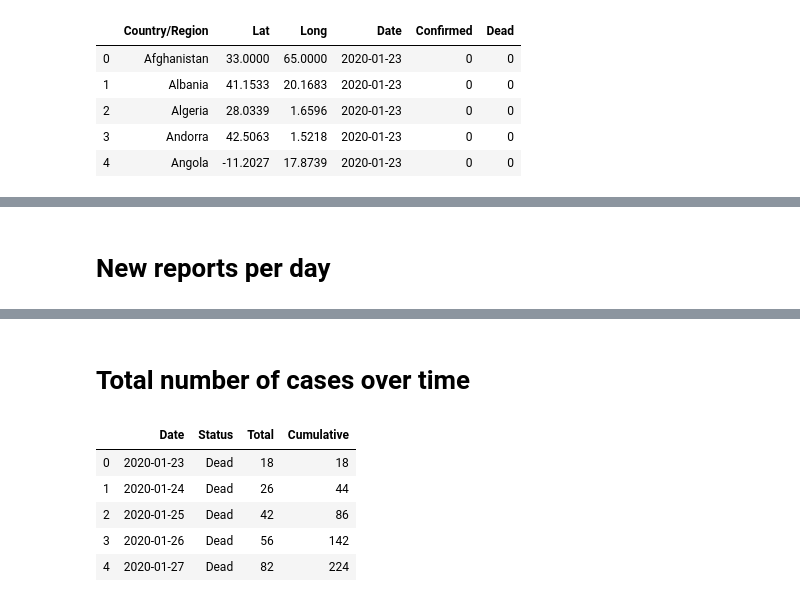
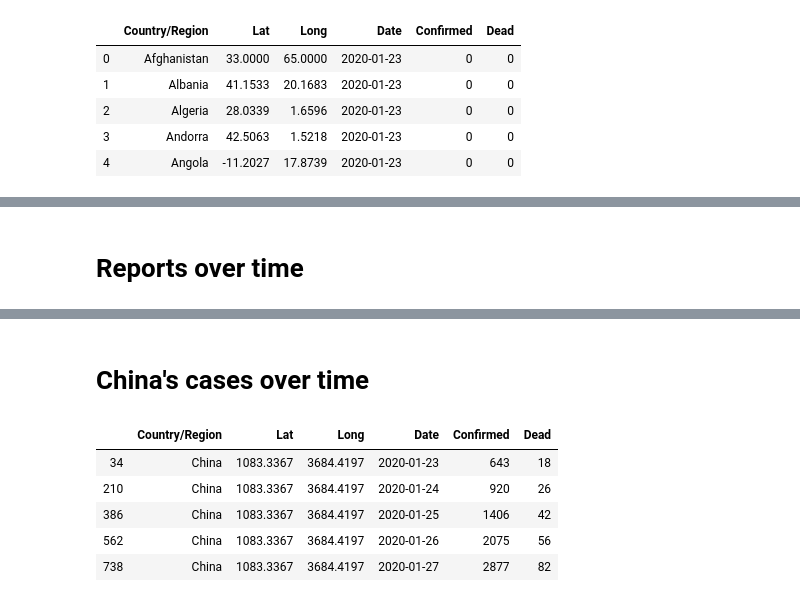
Before and after one commit to Aveek-Saha/CovidAnalysis, a Jupyter notebook: Analysis.ipynb, the cells around one changed output, grey strips where cells are left out. Drawn from its saved outputs; the diff is of its cells as text; code cells hidden in the pictures.

```diff
--- a/Analysis.ipynb
+++ b/Analysis.ipynb
@@ -263,23 +249,19 @@ df_total_time.sort_values(by = 'Date')
-# %% [markdown]
-# New reports per day
+# %% [markdown]
+# Reports over time
 # %%
 fig = px.area(df_total_time, x="Date", y="Total", color_discrete_sequence = ['red', 'orange'], color="Status")
 fig.show()
 # %% [output]
 [interactive output not drawn]
 # %% [markdown]
-# Total number of cases over time
+# China's cases over time
-# %%
-temp1 = df_total_time[df_total_time['Status'] == 'Confirmed']['Total'].cumsum()
-temp2 = df_total_time[df_total_time['Status'] == 'Dead']['Total'].cumsum()
-# pd.concat([temp1, temp2])
-df_comb_cumulative = df_total_time.merge(pd.concat([temp1, temp2]), left_index=True, right_index=True)
-df_comb_cumulative.columns = ['Date', 'Status', 'Total', 'Cumulative']
-df_comb_cumulative.head()
-# %% [output]
-|  | Date | Status | Total | Cumulative |
-| 0 | 2020-01-23 | Dead | 18 | 18 |
-| 1 | 2020-01-24 | Dead | 26 | 44 |
-| 2 | 2020-01-25 | Dead | 42 | 86 |
-| 3 | 2020-01-26 | Dead | 56 | 142 |
-| 4 | 2020-01-27 | Dead | 82 | 224 |
+# %%
+china_time_comb = df_time_comb[df_time_comb['Country/Region'] == 'China']
+china_time_comb.head()
+# %% [output]
+|  | Country/Region | Lat | Long | Date | Confirmed | Dead |
+| 34 | China | 1083.3367 | 3684.4197 | 2020-01-23 | 643 | 18 |
+| 210 | China | 1083.3367 | 3684.4197 | 2020-01-24 | 920 | 26 |
+| 386 | China | 1083.3367 | 3684.4197 | 2020-01-25 | 1406 | 42 |
+| 562 | China | 1083.3367 | 3684.4197 | 2020-01-26 | 2075 | 56 |
+| 738 | China | 1083.3367 | 3684.4197 | 2020-01-27 | 2877 | 82 |
```
Also changed, not shown: parts of 15 cells of this notebook.
